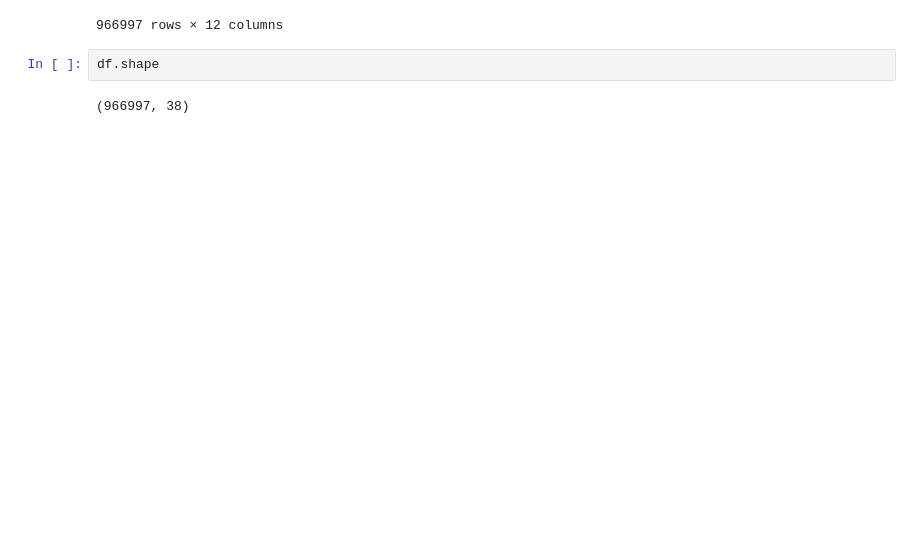
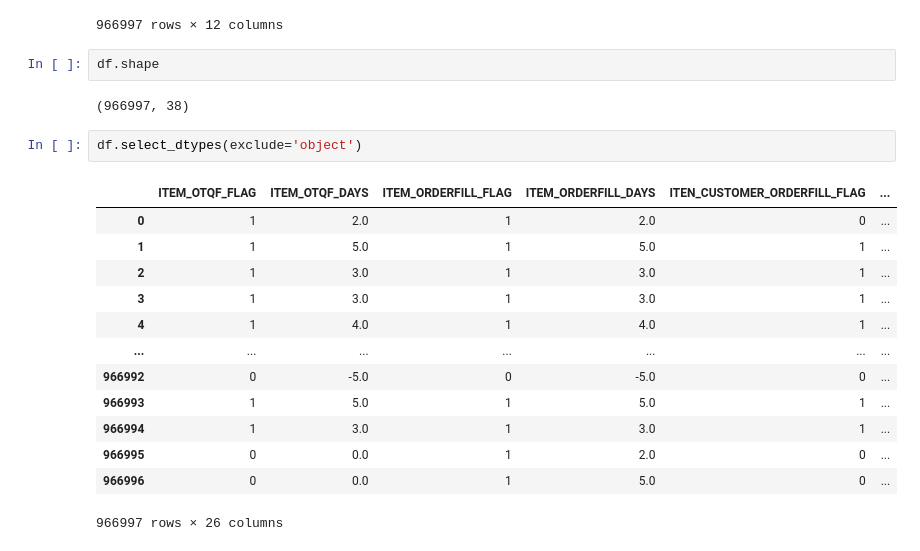
Before and after one commit to mhs10031990/CPG_SAP_Repo, a Jupyter notebook: OTIF_Delivery_Prediction.ipynb, the cells around one changed output. Cells and saved outputs as stored; diff of their text form; blank space fills up the shorter version.

```diff
--- a/OTIF_Delivery_Prediction.ipynb
+++ b/OTIF_Delivery_Prediction.ipynb
@@ -255,3 +239,19 @@ df.select_dtypes(include='object')
 df.shape
 # %% [output]
 (966997, 38)
+# %%
+df.select_dtypes(exclude='object')
+# %% [output]
+|  | ITEM_OTQF_FLAG | ITEM_OTQF_DAYS | ITEM_ORDERFILL_FLAG | ITEM_ORDERFILL_DAYS | ITEN_CUSTOMER_ORDERFILL_FLAG | ... |
+| 0 | 1 | 2.0 | 1 | 2.0 | 0 | ... |
+| 1 | 1 | 5.0 | 1 | 5.0 | 1 | ... |
+| 2 | 1 | 3.0 | 1 | 3.0 | 1 | ... |
+| 3 | 1 | 3.0 | 1 | 3.0 | 1 | ... |
+| 4 | 1 | 4.0 | 1 | 4.0 | 1 | ... |
+| ... | ... | ... | ... | ... | ... | ... |
+| 966992 | 0 | -5.0 | 0 | -5.0 | 0 | ... |
+| 966993 | 1 | 5.0 | 1 | 5.0 | 1 | ... |
+| 966994 | 1 | 3.0 | 1 | 3.0 | 1 | ... |
+| 966995 | 0 | 0.0 | 1 | 2.0 | 0 | ... |
+| 966996 | 0 | 0.0 | 1 | 5.0 | 0 | ... |
+966997 rows × 26 columns
```
Also changed, not shown: parts of 1 cell of this notebook.
